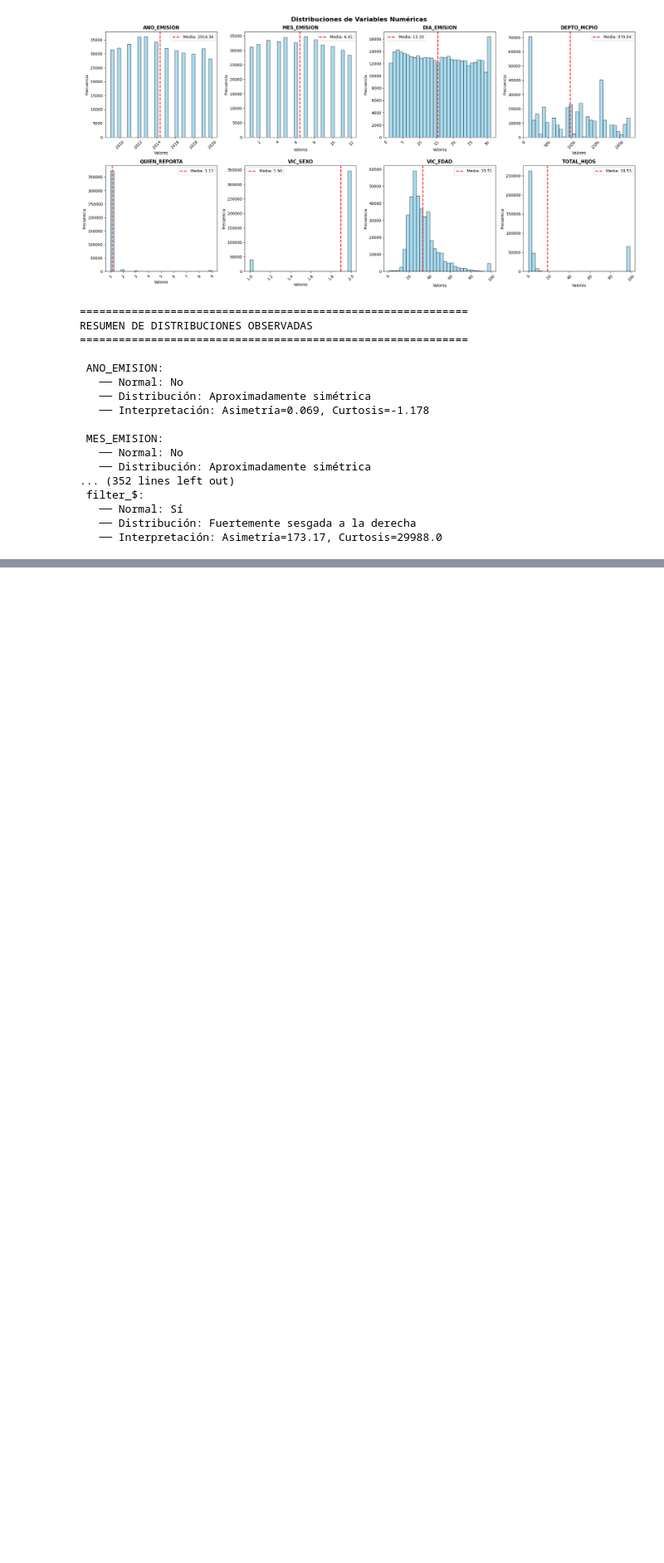
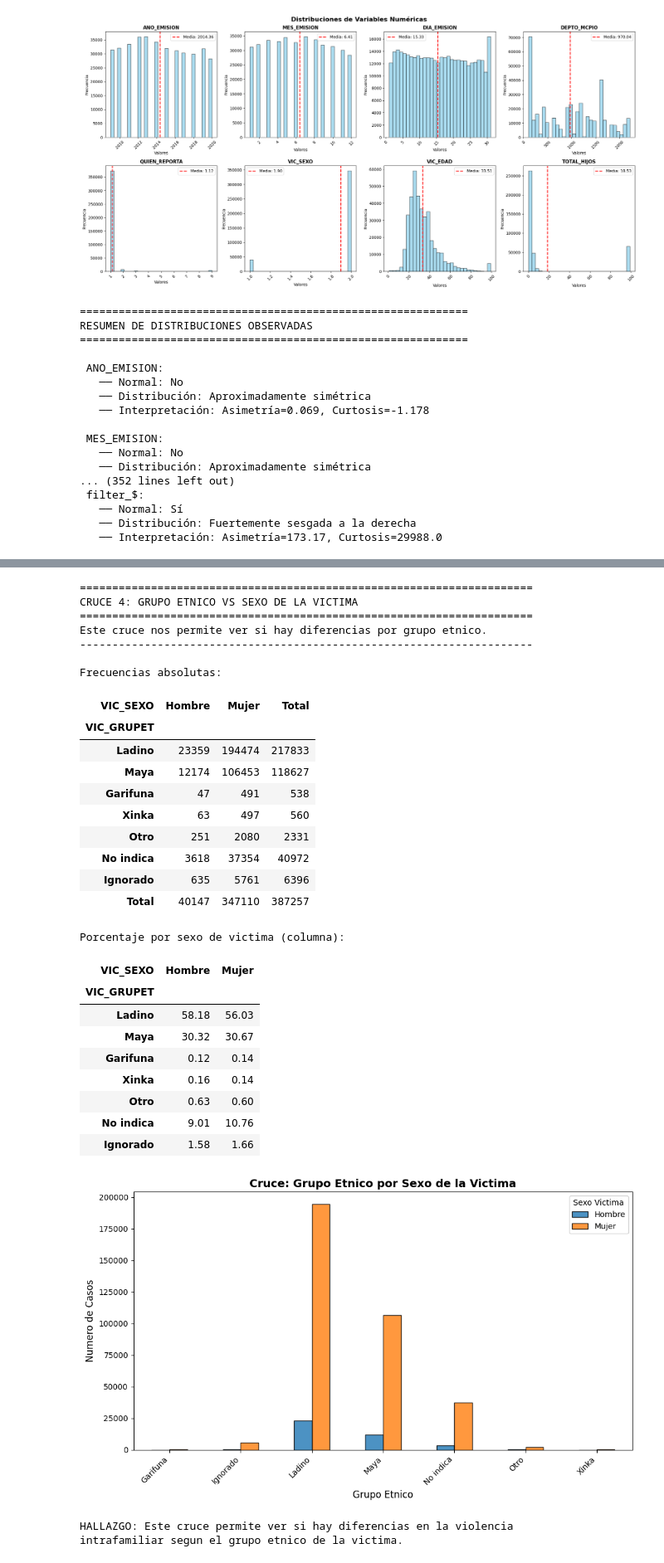
Before and after one commit to FerAHMz/proy1-md, a Jupyter notebook: data-analist-violencia-intrafamiliar/analisis_violenciaIntra.ipynb, the cells around one changed output, grey strips where cells are left out. Shown at 83% size. Drawn from its saved outputs; the diff is of its cells as text; code cells hidden in the pictures; blank space fills up the shorter version.

```diff
--- a/data-analist-violencia-intrafamiliar/analisis_violenciaIntra.ipynb
+++ b/data-analist-violencia-intrafamiliar/analisis_violenciaIntra.ipynb
@@ -481,0 +851,73 @@ RESUMEN DE DISTRIBUCIONES OBSERVADAS
+# %%
+# CRUCE 4: GRUPO ETNICO VS SEXO DE LA VICTIMA
+
+print("="*70)
+print("CRUCE 4: GRUPO ETNICO VS SEXO DE LA VICTIMA")
+print("="*70)
+print("Este cruce nos permite ver si hay diferencias por grupo etnico.")
+print("-"*70)
+
+# Tabla de contingencia
+cruce4 = pd.crosstab(data['VIC_GRUPET'], data['VIC_SEXO'], margins=True, margins_name='Total')
+
+# Renombrar con etiquetas
+cruce4.index = cruce4.index.map(lambda x: etiquetas['VIC_GRUPET'].get(x, x) if x != 'Total' else x)
+cruce4.columns = cruce4.columns.map(lambda x: etiquetas['VIC_SEXO'].get(x, x) if x != 'Total' else x)
+
+print("\nFrecuencias absolutas:")
+display(cruce4)
+
+# Porcentajes por columna
+cruce4_pct = pd.crosstab(data['VIC_GRUPET'], data['VIC_SEXO'], normalize='columns') * 100
+cruce4_pct.index = cruce4_pct.index.map(lambda x: etiquetas['VIC_GRUPET'].get(x, x))
+cruce4_pct.columns = cruce4_pct.columns.map(lambda x: etiquetas['VIC_SEXO'].get(x, x))
+
+print("\nPorcentaje por sexo de victima (columna):")
+display(cruce4_pct.round(2))
+
+# Visualizacion
+fig, ax = plt.subplots(figsize=(10, 6))
+cruce4_plot = pd.crosstab(data['VIC_GRUPET'].map(etiquetas['VIC_GRUPET']),
+                          data['VIC_SEXO'].map(etiquetas['VIC_SEXO']))
+cruce4_plot.plot(kind='bar', ax=ax, edgecolor='black', alpha=0.8)
+ax.set_xlabel('Grupo Etnico', fontsize=12)
+ax.set_ylabel('Numero de Casos', fontsize=12)
+ax.set_title('Cruce: Grupo Etnico por Sexo de la Victima', fontsize=14, fontweight='bold')
+ax.legend(title='Sexo Victima')
+plt.xticks(rotation=45, ha='right')
+plt.tight_layout()
+plt.show()
+
+print("\nHALLAZGO: Este cruce permite ver si hay diferencias en la violencia")
+print("intrafamiliar segun el grupo etnico de la victima.")
+# %% [output]
+======================================================================
+CRUCE 4: GRUPO ETNICO VS SEXO DE LA VICTIMA
+======================================================================
+Este cruce nos permite ver si hay diferencias por grupo etnico.
+----------------------------------------------------------------------
+
+Frecuencias absolutas:
+| VIC_SEXO | Hombre | Mujer | Total |
+| VIC_GRUPET |  |  |  |
+| Ladino | 23359 | 194474 | 217833 |
+| Maya | 12174 | 106453 | 118627 |
+| Garifuna | 47 | 491 | 538 |
+| Xinka | 63 | 497 | 560 |
+| Otro | 251 | 2080 | 2331 |
+| No indica | 3618 | 37354 | 40972 |
+| Ignorado | 635 | 5761 | 6396 |
+| Total | 40147 | 347110 | 387257 |
+Porcentaje por sexo de victima (columna):
+| VIC_SEXO | Hombre | Mujer |
+| VIC_GRUPET |  |  |
+| Ladino | 58.18 | 56.03 |
+| Maya | 30.32 | 30.67 |
+| Garifuna | 0.12 | 0.14 |
+| Xinka | 0.16 | 0.14 |
+| Otro | 0.63 | 0.60 |
+| No indica | 9.01 | 10.76 |
+| Ignorado | 1.58 | 1.66 |
+[figure, added]
+HALLAZGO: Este cruce permite ver si hay diferencias en la violencia
+intrafamiliar segun el grupo etnico de la victima.
```
Also changed, not shown: parts of 7 cells of this notebook.
